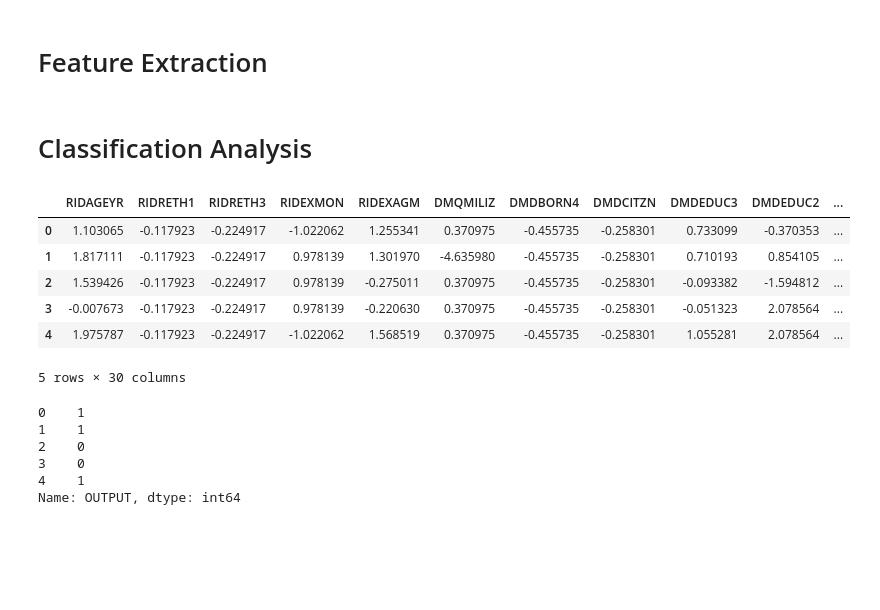
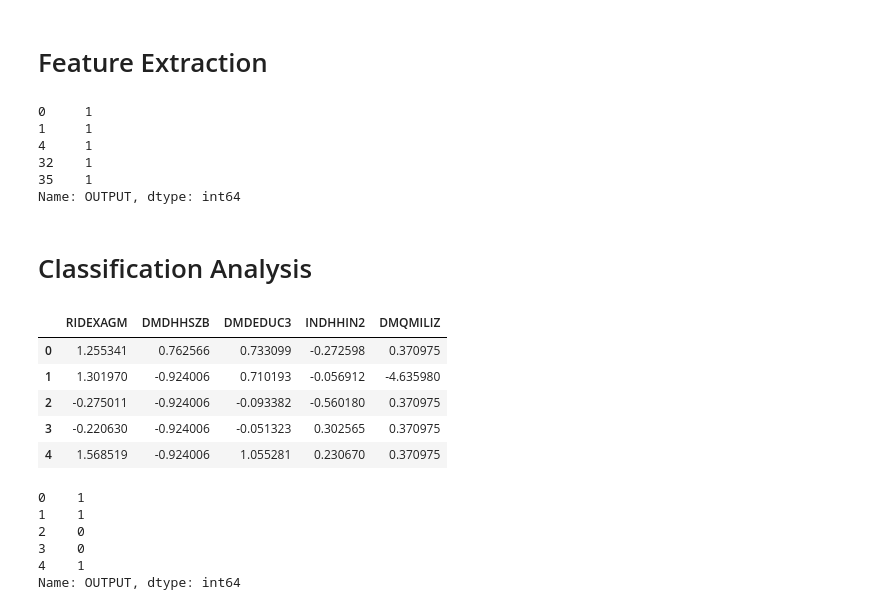
Before and after one commit to pcrodagua/DAP_Final, a Jupyter notebook: ProyCaries.ipynb, the cells around one changed output. Saved outputs shown, nothing was run; the diff lists cells and outputs as text; code cells hidden in the pictures; blank space fills up the shorter version.

```diff
--- a/ProyCaries.ipynb
+++ b/ProyCaries.ipynb
@@ -78,19 +70,32 @@ df_caries.shape
 (3552, 31)
 # %% [markdown]
 # Feature Extraction
+# %%
+#Correlation with output variable
+cor_target = abs(df_caries["OUTPUT"])
+#Selecting highly correlated features
+relevant_features = cor_target[cor_target>0.5]
+relevant_features.head()
+# %% [output]
+0     1
+1     1
+4     1
+32    1
+35    1
+Name: OUTPUT, dtype: int64
 # %% [markdown]
 # Classification Analysis
 # %%
 x_value = df_caries.drop(columns="OUTPUT")
+x_value = df_caries[['RIDEXAGM', 'DMDHHSZB',  'DMDEDUC3', 'INDHHIN2', 'DMQMILIZ']]
 x_value.head()
 # %% [output]
-|  | RIDAGEYR | RIDRETH1 | RIDRETH3 | RIDEXMON | RIDEXAGM | DMQMILIZ | DMDBORN4 | DMDCITZN | DMDEDUC3 | DMDEDUC2 | ... |
-| 0 | 1.103065 | -0.117923 | -0.224917 | -1.022062 | 1.255341 | 0.370975 | -0.455735 | -0.258301 | 0.733099 | -0.370353 | ... |
-| 1 | 1.817111 | -0.117923 | -0.224917 | 0.978139 | 1.301970 | -4.635980 | -0.455735 | -0.258301 | 0.710193 | 0.854105 | ... |
-| 2 | 1.539426 | -0.117923 | -0.224917 | 0.978139 | -0.275011 | 0.370975 | -0.455735 | -0.258301 | -0.093382 | -1.594812 | ... |
-| 3 | -0.007673 | -0.117923 | -0.224917 | 0.978139 | -0.220630 | 0.370975 | -0.455735 | -0.258301 | -0.051323 | 2.078564 | ... |
-| 4 | 1.975787 | -0.117923 | -0.224917 | -1.022062 | 1.568519 | 0.370975 | -0.455735 | -0.258301 | 1.055281 | 2.078564 | ... |
+|  | RIDEXAGM | DMDHHSZB | DMDEDUC3 | INDHHIN2 | DMQMILIZ |
+| 0 | 1.255341 | 0.762566 | 0.733099 | -0.272598 | 0.370975 |
+| 1 | 1.301970 | -0.924006 | 0.710193 | -0.056912 | -4.635980 |
+| 2 | -0.275011 | -0.924006 | -0.093382 | -0.560180 | 0.370975 |
+| 3 | -0.220630 | -0.924006 | -0.051323 | 0.302565 | 0.370975 |
+| 4 | 1.568519 | -0.924006 | 1.055281 | 0.230670 | 0.370975 |
-5 rows × 30 columns
 # %%
 y_value = df_caries['OUTPUT']
 y_value.head()
```
Also changed, not shown: parts of 25 cells of this notebook, 6 other files.
